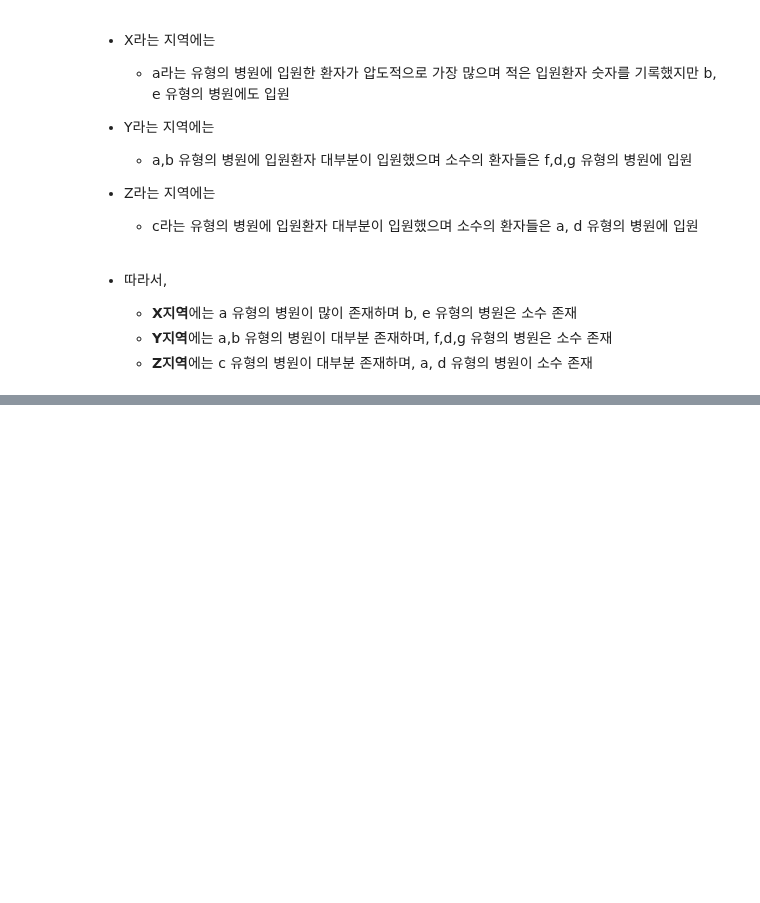
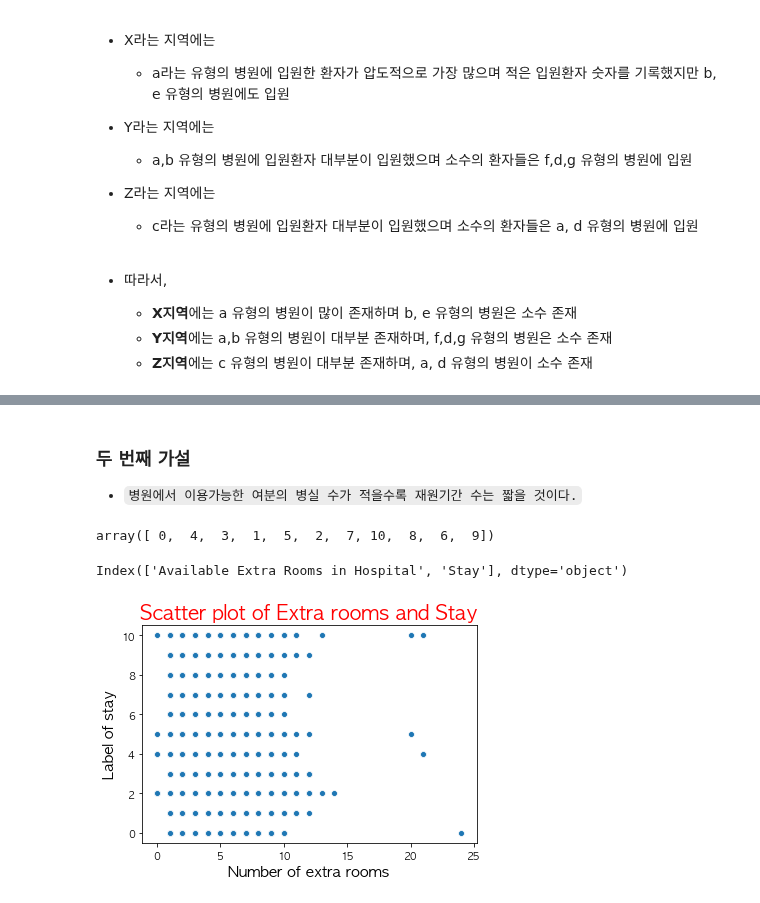
Before and after one commit to young-hun-jo/DataAnalysis, a Jupyter notebook: healthcare_los/analysis_myself.ipynb, the cells around one changed output, grey strips where cells are left out. Cells and saved outputs as stored; diff of their text form; code cells hidden in the pictures; blank space fills up the shorter version.

```diff
--- a/healthcare_los/analysis_myself.ipynb
+++ b/healthcare_los/analysis_myself.ipynb
@@ -303,0 +384,29 @@ plt.show()
+# %% [markdown]
+### 두 번째 가설
+- ``병원에서 이용가능한 여분의 병실 수가 적을수록 재원기간 수는 짧을 것이다.``
+# %%
+# 여분 병실 이용 수, 재원일수 변수 추출
+extra_rooms = train[['Available Extra Rooms in Hospital','Stay']]
+# 재원일수 level이 서열척도 이므로 긴 재원일수면 높은 scala값으로 레이블링
+from sklearn.preprocessing import LabelEncoder
+import warnings
+warnings.filterwarnings(action='ignore')
+
+encoder = LabelEncoder()
+extra_rooms['Stay'] = encoder.fit_transform(extra_rooms['Stay'])
+extra_rooms['Stay'].unique()
+# %% [output]
+array([ 0,  4,  3,  1,  5,  2,  7, 10,  8,  6,  9])
+# %%
+extra_rooms.columns
+# %% [output]
+Index(['Available Extra Rooms in Hospital', 'Stay'], dtype='object')
+# %%
+# 산점도로 살펴보기
+sns.scatterplot(data=extra_rooms, x='Available Extra Rooms in Hospital', y='Stay')
+plt.title('Scatter plot of Extra rooms and Stay', fontsize=20, color='red')
+plt.xlabel('Number of extra rooms', fontsize=15)
+plt.ylabel('Label of stay', fontsize=15)
+plt.show()
+# %% [output]
+[figure, added]
```
Also changed, not shown: parts of 17 cells of this notebook.
